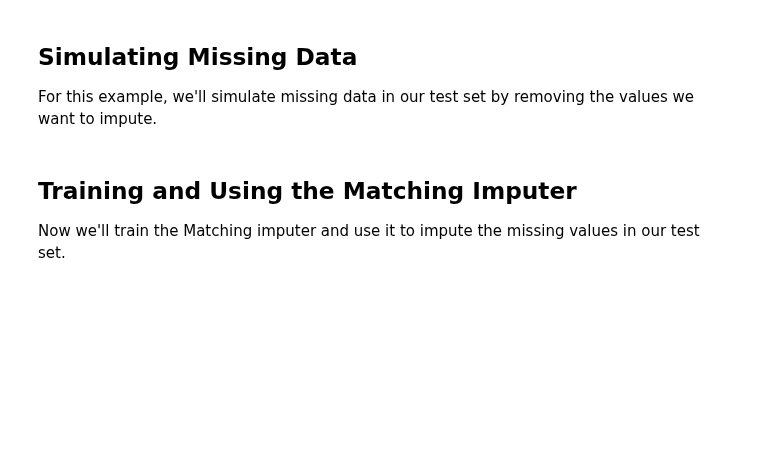
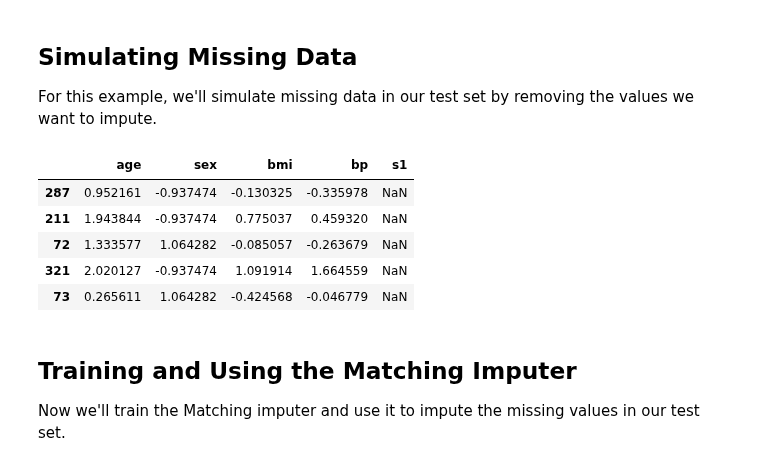
Before and after one commit to juaristi22/microimpute, a Jupyter notebook: docs/models/matching/matching-imputation.ipynb, the cells around one changed output. Drawn from its saved outputs; the diff is of its cells as text; code cells hidden in the pictures; blank space fills up the shorter version.

```diff
--- a/docs/models/matching/matching-imputation.ipynb
+++ b/docs/models/matching/matching-imputation.ipynb
@@ -179,3 +178,21 @@ except Exception as e:
+# %%
+# Create a copy of the test set with missing values
+X_test_missing = X_test.copy()
+
+# Store the actual values for later comparison
+actual_values = X_test_missing[imputed_variables].copy()
+
+# Remove the values to be imputed
+X_test_missing[imputed_variables] = np.nan
+
+X_test_missing.head()
+# %% [output]
+|  | age | sex | bmi | bp | s1 |
+| 287 | 0.952161 | -0.937474 | -0.130325 | -0.335978 | NaN |
+| 211 | 1.943844 | -0.937474 | 0.775037 | 0.459320 | NaN |
+| 72 | 1.333577 | 1.064282 | -0.085057 | -0.263679 | NaN |
+| 321 | 2.020127 | -0.937474 | 1.091914 | 1.664559 | NaN |
+| 73 | 0.265611 | 1.064282 | -0.424568 | -0.046779 | NaN |
 # %% [markdown]
 ## Training and Using the Matching Imputer
 
```
Also changed, not shown: parts of 11 cells of this notebook, 3 other files.
